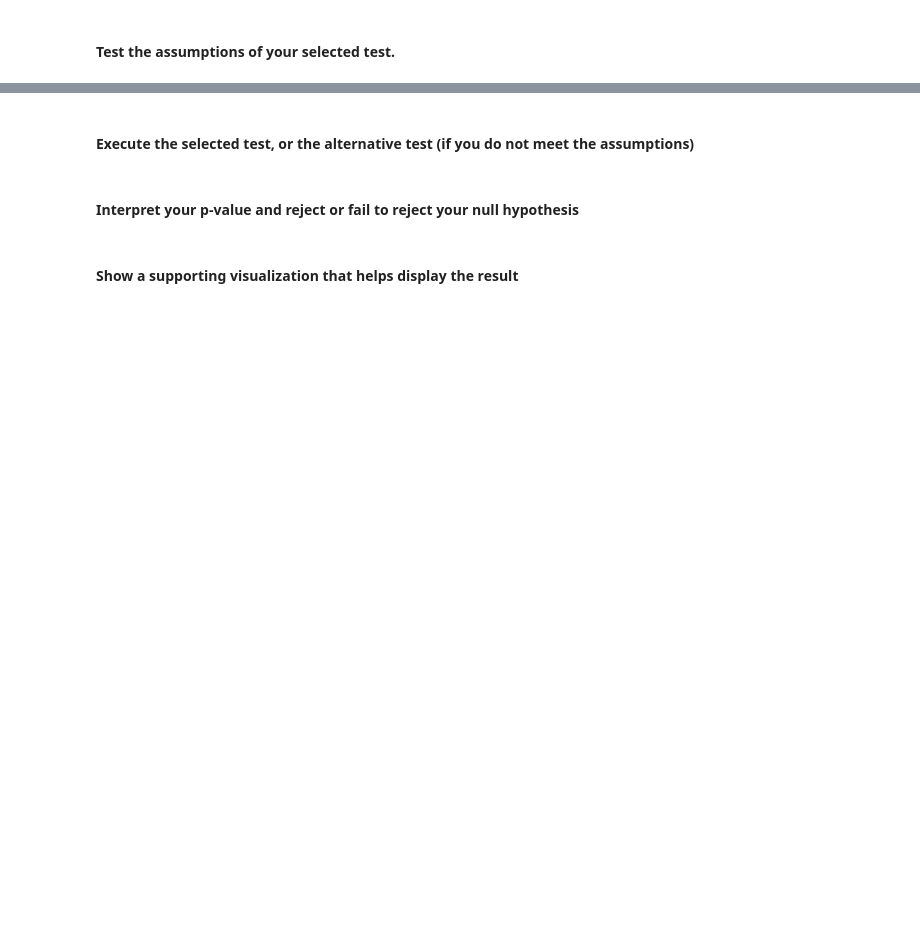
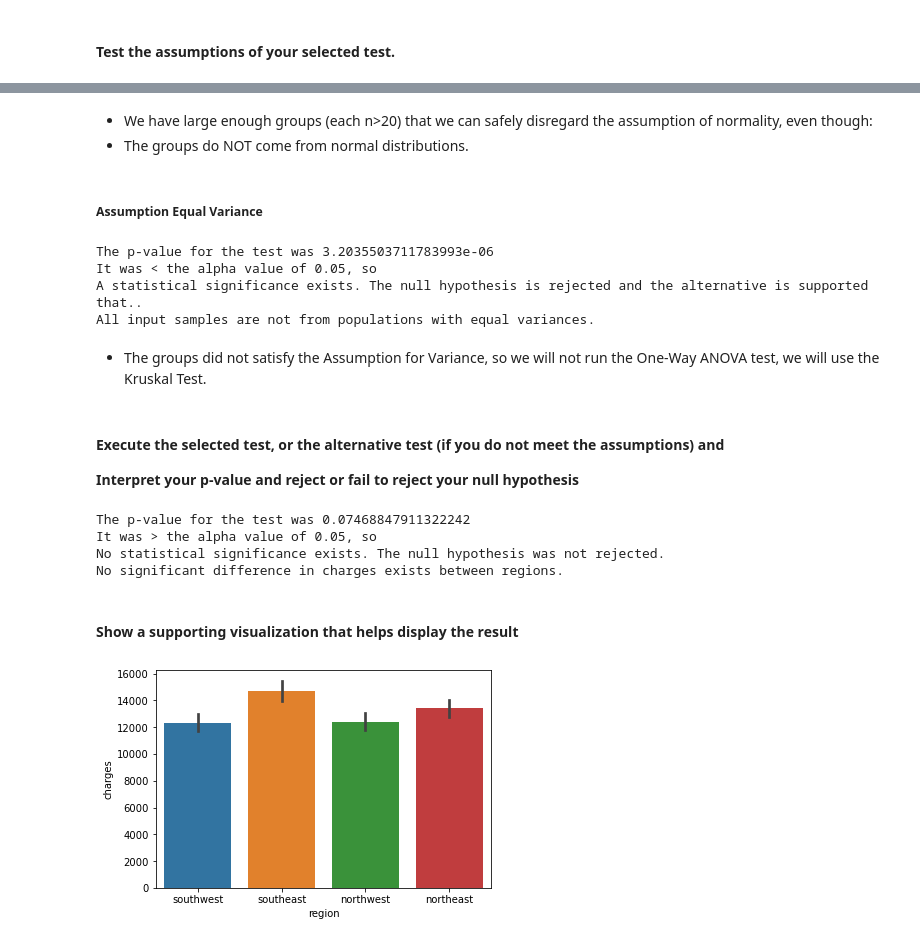
Before and after one commit to YBilodeau/Hypothesis-Testing-with-Insurance-Data-Core, a Jupyter notebook: Hypothesis Testing with Insurance Data (Core).ipynb, the cells around one changed output, grey strips where cells are left out. Saved outputs shown, nothing was run; the diff lists cells and outputs as text; code cells hidden in the pictures; blank space fills up the shorter version.

```diff
--- a/Hypothesis Testing with Insurance Data (Core).ipynb
+++ b/Hypothesis Testing with Insurance Data (Core).ipynb
@@ -255,4 +516,33 @@ sns.barplot(data=plot_df, x='smoker', y='charges', ci=68)
+# %% [markdown]
+- We have large enough groups (each n>20) that we can safely disregard the assumption of normality, even though:
+- The groups do NOT come from normal distributions.
+# %% [markdown]
+##### **Assumption Equal Variance**
+# %%
+# This function tests the null hypothesis that -
+ho = "All input samples are from populations with equal variances."
+ha = "All input samples are not from populations with equal variances."
+alpha = .05
+statistic, pvalue = stats.levene(*groups.values())
+
+alpha = .05
+if pvalue < alpha:
+    print(f'The p-value for the test was {pvalue}')
+    print(f'It was < the alpha value of {alpha}, so')
+    print(ha_desc)
+    print(ha)
+else:
+    print(f'The p-value for the test was {pvalue}')
+    print(f'It was > the alpha value of {alpha}, so')
+    print(ho_desc)
+    print(ho)
+# %% [output]
+The p-value for the test was 3.2035503711783993e-06
+It was < the alpha value of 0.05, so
+A statistical significance exists. The null hypothesis is rejected and the alternative is supported that..
+All input samples are not from populations with equal variances.
+# %% [markdown]
+- The groups did not satisfy the Assumption for Variance, so we will not run the One-Way ANOVA test, we will use the Kruskal Test.
 # %% [markdown]
-#### **Execute the selected test, or the alternative test (if you do not meet the assumptions)**
+#### **Execute the selected test, or the alternative test (if you do not meet the assumptions) and**
+**Interpret your p-value and reject or fail to reject your null hypothesis**
-# %% [markdown]
-#### **Interpret your p-value and reject or fail to reject your null hypothesis**
@@ -259,2 +552,26 @@ sns.barplot(data=plot_df, x='smoker', y='charges', ci=68)
+# %%
+# Running Kruskal Test for Original Hypothesis
+statistic, pvalue = stats.kruskal(*groups.values())
+
+alpha = .05
+if pvalue < alpha:
+    print(f'The p-value for the test was {pvalue}')
+    print(f'It was < the alpha value of {alpha}, so')
+    print(ha_desc)
+    print(ha)
+else:
+    print(f'The p-value for the test was {pvalue}')
+    print(f'It was > the alpha value of {alpha}, so')
+    print(ho_desc)
+    print(ho)
+# %% [output]
+The p-value for the test was 0.07468847911322242
+It was > the alpha value of 0.05, so
+No statistical significance exists. The null hypothesis was not rejected.
+No significant difference in charges exists between regions.
 # %% [markdown]
 #### **Show a supporting visualization that helps display the result**
+# %%
+sns.barplot(data=df, x='region', y='charges', ci=68);
+# %% [output]
+[figure, added]
```
Also changed, not shown: parts of 63 cells of this notebook.
